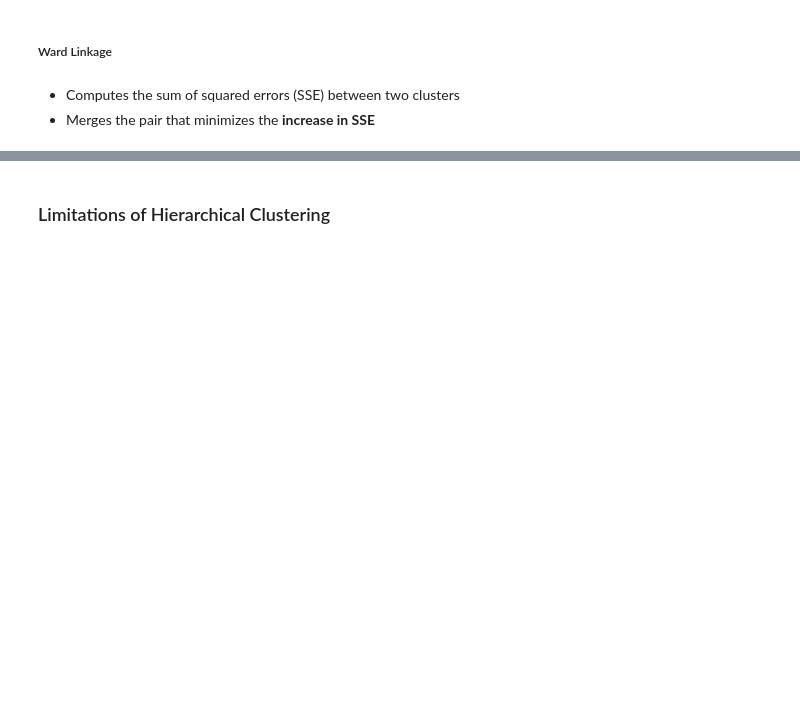
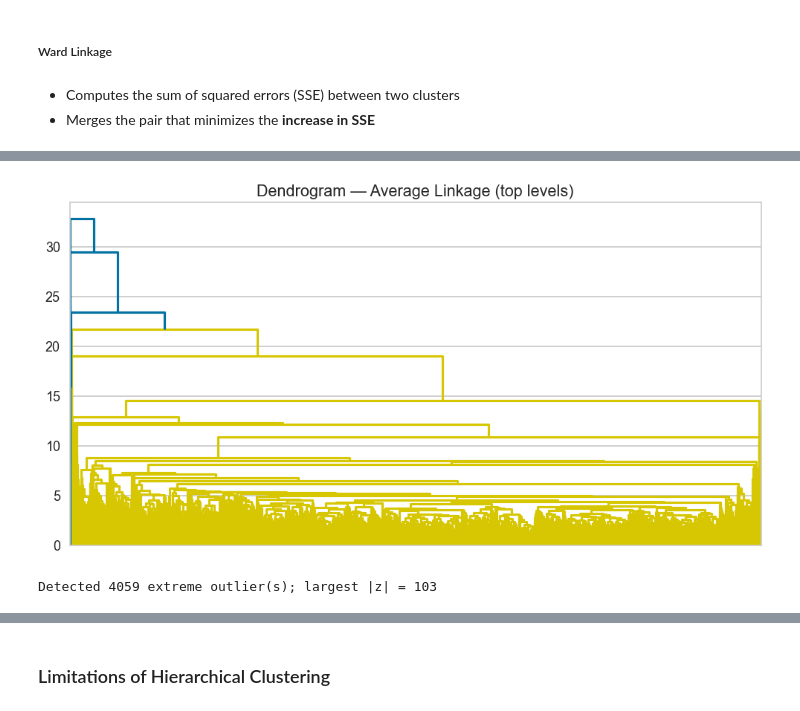
Before and after one commit to leelapis/bda, a Jupyter notebook: 4_Clustering_I_bda.ipynb, the cells around one changed output, grey strips where cells are left out. Saved outputs shown, nothing was run; the diff lists cells and outputs as text; code cells hidden in the pictures; blank space fills up the shorter version.

```diff
--- a/4_Clustering_I_bda.ipynb
+++ b/4_Clustering_I_bda.ipynb
@@ -550,0 +516,3 @@ KElbowVisualizer(ax=<Axes: >, estimator=KMeans(n_clusters=10, random_state=10),
+# %%
+hotKmeans = KMeans(n_clusters=6)
+hotKmeans.fit(scaled_df)
@@ -664,0 +687,9 @@ rowDist
+# %%
+# --- Compute linkage matrix using average linkage ---
+from scipy.cluster import hierarchy
+
+# Subsample for speed
+scaled_df_sample = scaled_df.sample(20000)
+
+hotLink = hierarchy.linkage(scaled_df_sample, method='average', metric='euclidean')
+hotLink
@@ -664,0 +719,22 @@ rowDist
+# %%
+# --- Plot dendrogram (average linkage) ---
+import matplotlib.pyplot as plt
+
+fig, ax = plt.subplots(figsize=(12, 6))
+
+cityDn = hierarchy.dendrogram(hotLink, ax=ax, color_threshold=0.7 * hotLink[-1, 2], no_labels=True, orientation='top')
+# color_threshold = 0.7 * max_distance helps separate major clusters visually
+
+ax.set_title('Dendrogram — Average Linkage (top levels)')
+plt.show();
+# %% [output]
+[figure, added]
+# %%
+# Detect extreme outliers: rows whose largest |z-score| > 15.
+
+zmax = np.abs(scaled_df_sample).max(axis=1)
+print(f'Detected {(zmax > 3).sum()} extreme outlier(s); largest |z| = {zmax.max():.0f}')
+scaled_df_sample = scaled_df_sample[zmax<3]
+hotLink = hierarchy.linkage(scaled_df_sample, method='average', metric='euclidean')
+# %% [output]
+Detected 4059 extreme outlier(s); largest |z| = 103
```
Also changed, not shown: parts of 76 cells of this notebook, 5 other files.
